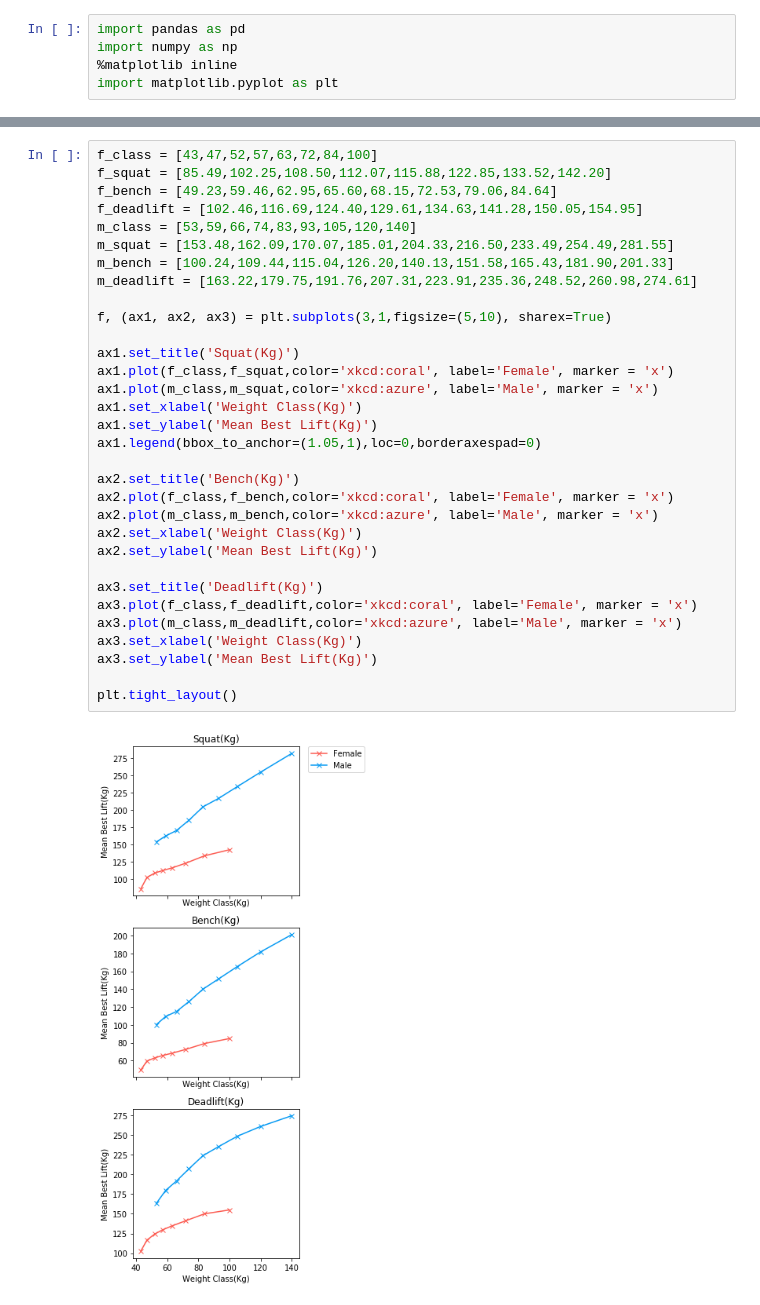
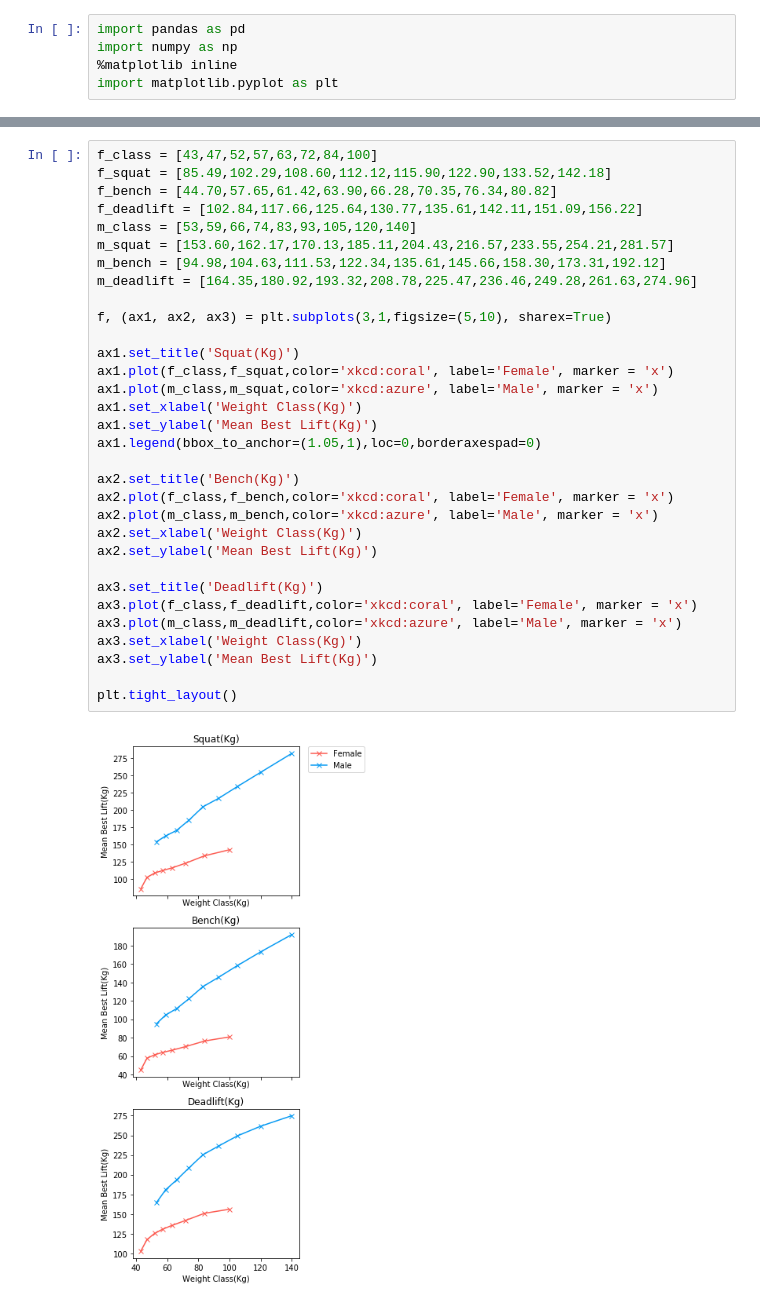
Before and after one commit to jasval/powerlifting-analytics, a Jupyter notebook: GroupBySexWeightclass.ipynb, the cells around one changed output, grey strips where cells are left out. Saved outputs shown, nothing was run; the diff lists cells and outputs as text.

```diff
--- a/GroupBySexWeightclass.ipynb
+++ b/GroupBySexWeightclass.ipynb
@@ -72,34 +89,34 @@ group_sex_weight.mean()
 # %%
 f_class = [43,47,52,57,63,72,84,100]
-f_squat = [85.49,102.25,108.50,112.07,115.88,122.85,133.52,142.20]
-f_bench = [49.23,59.46,62.95,65.60,68.15,72.53,79.06,84.64]
-f_deadlift = [102.46,116.69,124.40,129.61,134.63,141.28,150.05,154.95]
+f_squat = [85.49,102.29,108.60,112.12,115.90,122.90,133.52,142.18]
+f_bench = [44.70,57.65,61.42,63.90,66.28,70.35,76.34,80.82]
+f_deadlift = [102.84,117.66,125.64,130.77,135.61,142.11,151.09,156.22]
 m_class = [53,59,66,74,83,93,105,120,140]
-m_squat = [153.48,162.09,170.07,185.01,204.33,216.50,233.49,254.49,281.55]
-m_bench = [100.24,109.44,115.04,126.20,140.13,151.58,165.43,181.90,201.33]
-m_deadlift = [163.22,179.75,191.76,207.31,223.91,235.36,248.52,260.98,274.61]
+m_squat = [153.60,162.17,170.13,185.11,204.43,216.57,233.55,254.21,281.57]
+m_bench = [94.98,104.63,111.53,122.34,135.61,145.66,158.30,173.31,192.12]
+m_deadlift = [164.35,180.92,193.32,208.78,225.47,236.46,249.28,261.63,274.96]
 
 f, (ax1, ax2, ax3) = plt.subplots(3,1,figsize=(5,10), sharex=True)
 
 ax1.set_title('Squat(Kg)')
 ax1.plot(f_class,f_squat,color='xkcd:coral', label='Female', marker = 'x')
 ax1.plot(m_class,m_squat,color='xkcd:azure', label='Male', marker = 'x')
 ax1.set_xlabel('Weight Class(Kg)')
 ax1.set_ylabel('Mean Best Lift(Kg)')
 ax1.legend(bbox_to_anchor=(1.05,1),loc=0,borderaxespad=0)
 
 ax2.set_title('Bench(Kg)')
 ax2.plot(f_class,f_bench,color='xkcd:coral', label='Female', marker = 'x')
 ax2.plot(m_class,m_bench,color='xkcd:azure', label='Male', marker = 'x')
 ax2.set_xlabel('Weight Class(Kg)')
 ax2.set_ylabel('Mean Best Lift(Kg)')
 
 ax3.set_title('Deadlift(Kg)')
 ax3.plot(f_class,f_deadlift,color='xkcd:coral', label='Female', marker = 'x')
 ax3.plot(m_class,m_deadlift,color='xkcd:azure', label='Male', marker = 'x')
 ax3.set_xlabel('Weight Class(Kg)')
 ax3.set_ylabel('Mean Best Lift(Kg)')
 
 plt.tight_layout()
 # %% [output]
-[figure, old version]
+[figure, new version]
```
Also changed, not shown: parts of 5 cells of this notebook.
